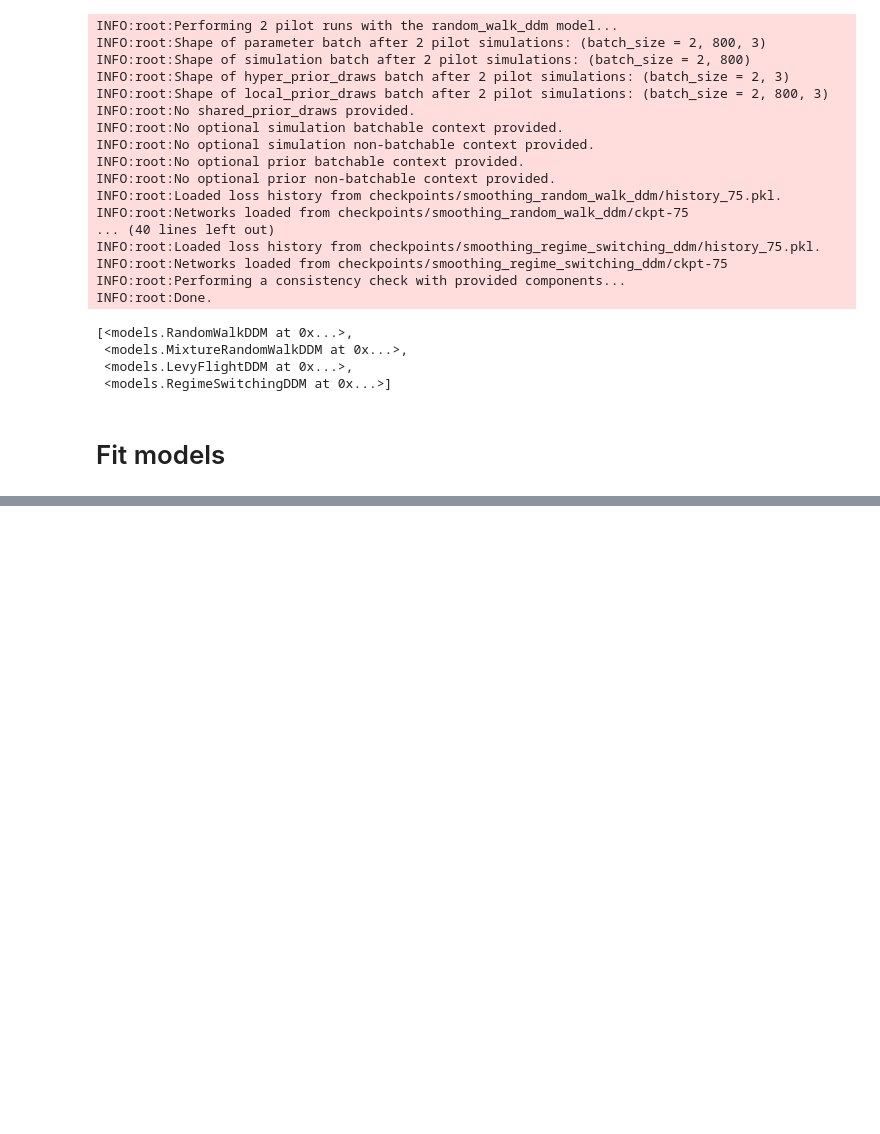
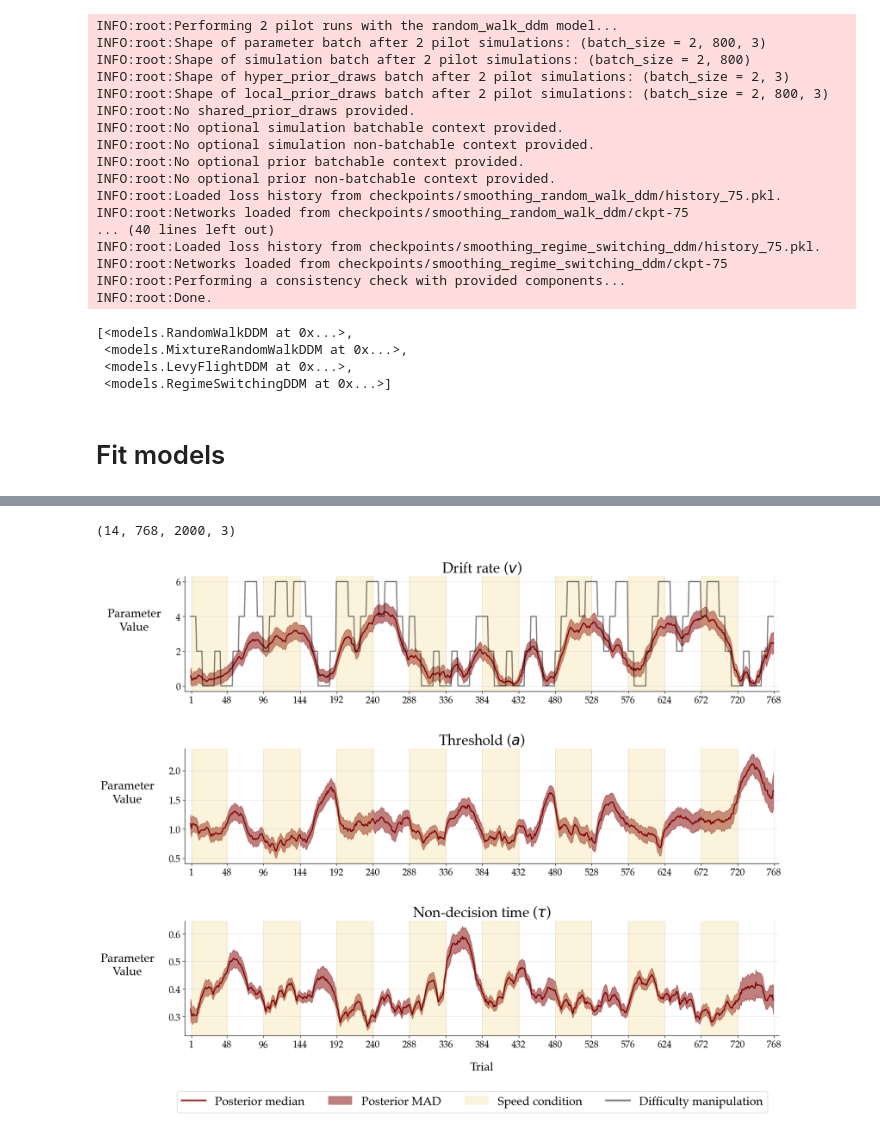
Before and after one commit to bayesflow-org/Non-Stationary-DDM-Validation, a Jupyter notebook: applications/inference/posterior_resimulation.ipynb, the cells around one changed output, grey strips where cells are left out. Drawn from its saved outputs; the diff is of its cells as text; code cells hidden in the pictures; blank space fills up the shorter version.

```diff
--- a/applications/inference/posterior_resimulation.ipynb
+++ b/applications/inference/posterior_resimulation.ipynb
@@ -22,6 +22,36 @@ import pickle
 # from models import RandomWalkDDM, MixtureRandomWalkDDM, LevyFlightDDM, RegimeSwitchingDDM
 from helpers import get_setup
 from configurations import model_names
+# %%
+import numpy as np
+import pandas as pd
+import tensorflow as tf
+import seaborn as sns
+import matplotlib.pyplot as plt
+import pickle
+
+from tqdm import tqdm
+from scipy.stats import median_abs_deviation
+from matplotlib.lines import Line2D
+from matplotlib.patches import Patch
+
+import matplotlib
+matplotlib.rcParams['font.sans-serif'] = "Palatino"
+matplotlib.rcParams['font.family'] = "sans-serif"
+
+from helpers import get_setup
+from configurations import model_names
+
+NUM_OBS = 768
+NUM_SAMPLES = 1000
+NUM_RESIMULATIONS = 100
+
+LOCAL_PARAM_LABELS = ['Drift rate', 'Threshold', 'Non-decision time']
+LOCAL_PARAM_NAMES  = [r'v', r'a', r'\tau']
+
+FONT_SIZE_1 = 24
+FONT_SIZE_2 = 20
+FONT_SIZE_3 = 16
 # %%
 with open('data/posteriors/samples_per_model.pkl', 'rb') as file:
     samples_per_model = pickle.load(file)
@@ -219,3 +278,6 @@ fig.legend(
     )
 sns.despine()
 fig.tight_layout()
+# %%
+with open('data/posteriors/samples_per_model.pkl', 'rb') as file:
+    samples_per_model = pickle.load(file)
@@ -221,0 +378,13 @@ fig.tight_layout()
+# %%
+rw_local_post = samples_per_model[0]['local_samples']
+rw_local_post.shape
+# %% [output]
+(14, 768, 2000, 3)
+# %%
+data = pd.read_csv('data/data_color_discrimination.csv')
+local_samples = rw_local_post[0]
+person_data = data.loc[data.id == 1]
+# %%
+f = plot_parameter_trajectory(person_data, local_samples)
+# %% [output]
+[figure, added]
```
Also changed, not shown: parts of 5 cells of this notebook, 2 other files.
